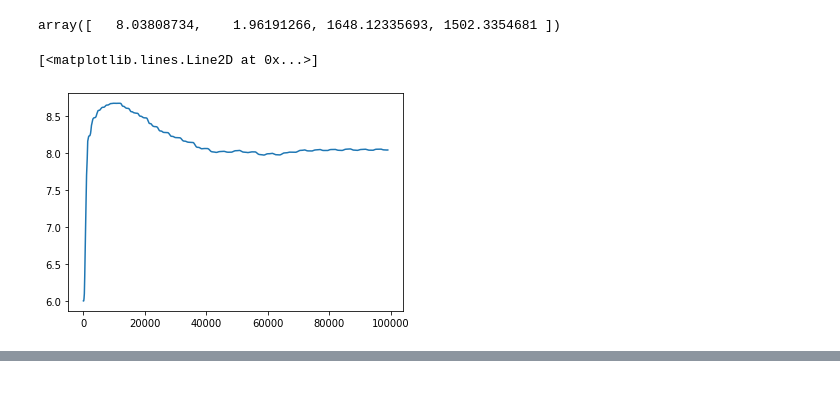
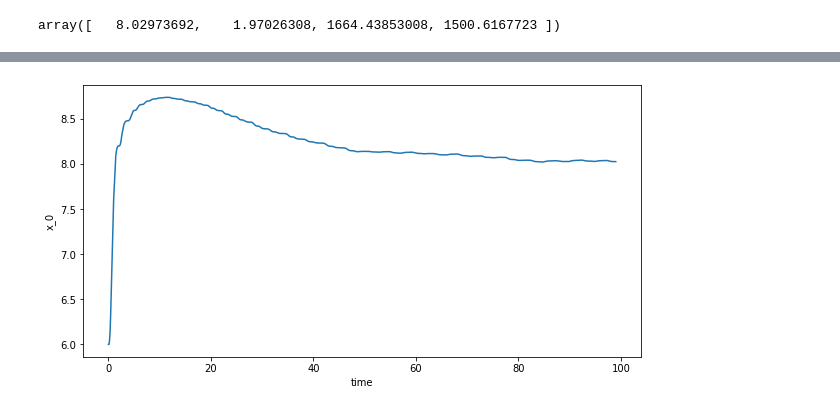
Before and after one commit to manyasha-n-m/hamilton-control, a Jupyter notebook: RL creation process.ipynb, the cells around one changed output, grey strips where cells are left out. Drawn from its saved outputs; the diff is of its cells as text; code cells hidden in the pictures.

```diff
--- a/RL creation process.ipynb
+++ b/RL creation process.ipynb
@@ -10,7 +10,7 @@ class RLnetwork:
         self.I_ = np.array([I_, -I_, 0, 0])
         self.Wa = np.ones(9)
         self.Wc = np.ones(9)
-        self.Gamma = np.eye(9, dtype=int)*10
+        self.Gamma = np.eye(9, dtype=int)*9
 
         self.v = 1
         self.G = 100
@@ -18,7 +18,7 @@ class RLnetwork:
         self.b = 1
         self.nc1 = 1
         self.nc2 = 1
-        self.na1 = 10
+        self.na1 = 5
         self.na2 = 1
 
 
@@ -59,10 +59,10 @@ class RLnetwork:
         return (1/self.R) * (gs @ g @ g.T @ gs.T)
 
     def r(self, x, u):
-        return (1/2)* (x[0])**2 + self.R*(u**2)
+        return (1/2)*(x[0])**2 + self.R*(u**2)
 
     def V(self, x):
-        return self.W_c @ self.sigma(x-self.I_)
+        return self.Wc @ self.sigma(x-self.I_)
 
     def u(self, x):
         gs = self.grad_sigma(x-self.I_)
@@ -174,10 +167,7 @@ for i in range(990):
 # %%
 m1.state
 # %% [output]
-array([   8.03808734,    1.96191266, 1648.12335693, 1502.3354681 ])
+array([   8.02973692,    1.97026308, 1664.43853008, 1500.6167723 ])
-# %%
-X = m1.evolution
-plt.plot(X[:,0])
-# %% [output]
-[<matplotlib.lines.Line2D at 0x...>]
-[figure, removed]
+# %%
+m1.plot_evolution(0)
+# %% [output]
@@ -183,0 +175 @@ plt.plot(X[:,0])
+[figure, added]
```
Also changed, not shown: parts of 7 cells of this notebook, 3 other files.
